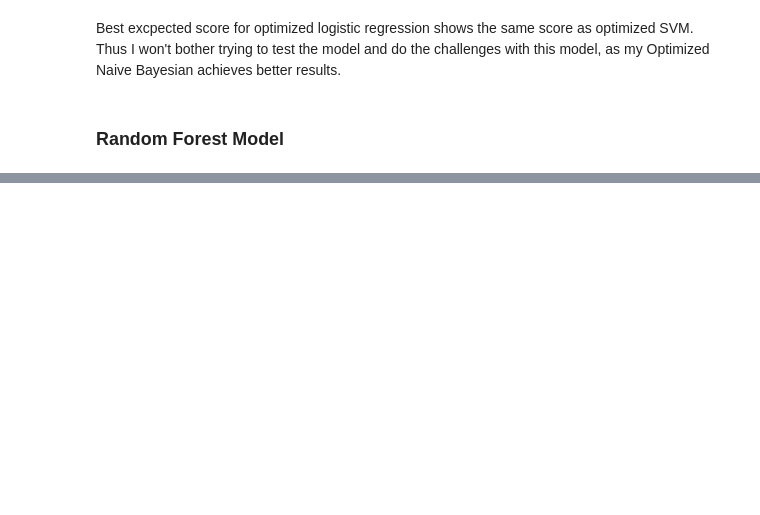
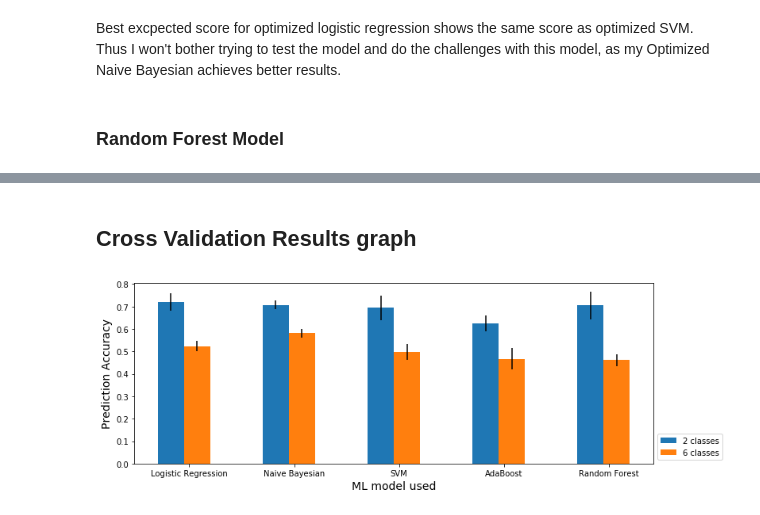
Before and after one commit to cedricviaccoz/botvsbotornot, a Jupyter notebook: ML on botpoemDotCom.ipynb, the cells around one changed output, grey strips where cells are left out. Cells and saved outputs as stored; diff of their text form; code cells hidden in the pictures; blank space fills up the shorter version.

```diff
--- a/ML on botpoemDotCom.ipynb
+++ b/ML on botpoemDotCom.ipynb
@@ -552,0 +744,22 @@ With optimized Random Forest algorithm on 2-class, on 100 hardest poems, Bot's S
+# %% [markdown]
+## Cross Validation Results graph
+# %%
+
+ind = np.arange(len(allRes))
+fig, ax = plt.subplots()
+width = 0.25
+rects_c2 = ax.bar(ind, allRes['CV_res_2_mean'], width, yerr=allRes['CV_res_2_std'])
+rects_c6 = ax.bar(ind+width, allRes['CV_res_6_mean'], width, yerr=allRes['CV_res_6_std'])
+
+ax.legend((rects_c2[0], rects_c6[0]), ('2 classes', '6 classes'), bbox_to_anchor=(1.0, 0), loc='lower left')
+ax.set_xticks(ind + (width+0.1) / 2)
+ax.set_xticklabels(allRes['model_name'])
+
+ax.set_title('', size=16)
+ax.set_ylabel('Prediction Accuracy', size=14)
+ax.set_xlabel('ML model used', size=14)
+fig.set_size_inches((10,4))
+plt.tight_layout()
+plt.show()
+# %% [output]
+[figure, added]
```
Also changed, not shown: parts of 26 cells of this notebook.
